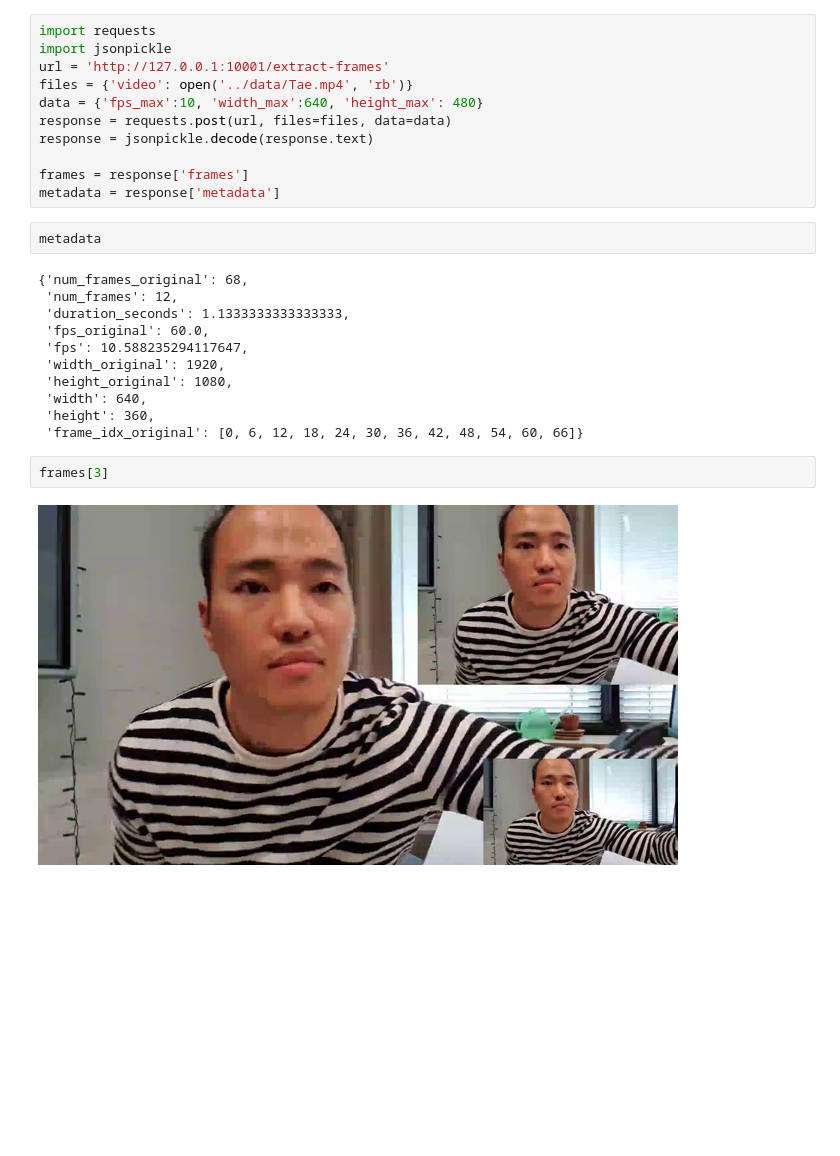
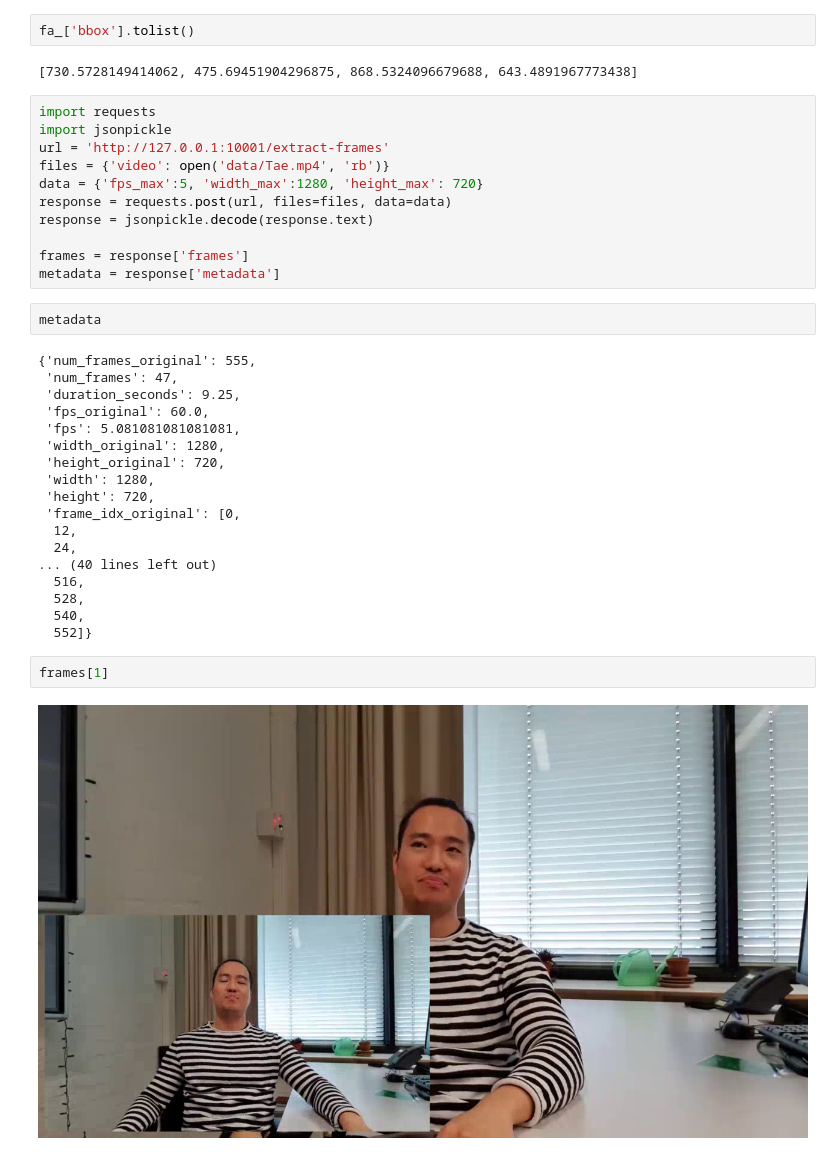
Before and after one commit to tae898/video2frames, a Jupyter notebook: test.ipynb, the cells around one changed output. Drawn from its saved outputs; the diff is of its cells as text; blank space fills up the shorter version.

Commit message:
Finish video2frames

```diff
--- a/test.ipynb
+++ b/test.ipynb
@@ -1,9 +217,13 @@
+# %%
+fa_['bbox'].tolist()
+# %% [output]
+[730.5728149414062, 475.69451904296875, 868.5324096679688, 643.4891967773438]
 # %%
 import requests
 import jsonpickle
 url = 'http://127.0.0.1:10001/extract-frames'
-files = {'video': open('../data/Tae.mp4', 'rb')}
-data = {'fps_max':10, 'width_max':640, 'height_max': 480}
+files = {'video': open('data/Tae.mp4', 'rb')}
+data = {'fps_max':5, 'width_max':1280, 'height_max': 720}
 response = requests.post(url, files=files, data=data)
 response = jsonpickle.decode(response.text)
 
@@ -12,17 +232,24 @@ metadata = response['metadata']
 # %%
 metadata
 # %% [output]
-{'num_frames_original': 68,
- 'num_frames': 12,
- 'duration_seconds': 1.1333333333333333,
+{'num_frames_original': 555,
+ 'num_frames': 47,
+ 'duration_seconds': 9.25,
  'fps_original': 60.0,
- 'fps': 10.588235294117647,
- 'width_original': 1920,
- 'height_original': 1080,
- 'width': 640,
- 'height': 360,
- 'frame_idx_original': [0, 6, 12, 18, 24, 30, 36, 42, 48, 54, 60, 66]}
+ 'fps': 5.081081081081081,
+ 'width_original': 1280,
+ 'height_original': 720,
+ 'width': 1280,
+ 'height': 720,
+ 'frame_idx_original': [0,
+  12,
+  24,
+... (40 lines left out)
+  516,
+  528,
+  540,
+  552]}
 # %%
-frames[3]
+frames[1]
 # %% [output]
-[figure, old version]
+[figure, new version]
```
Also changed, not shown: parts of 37 cells of this notebook, 6 other files.
